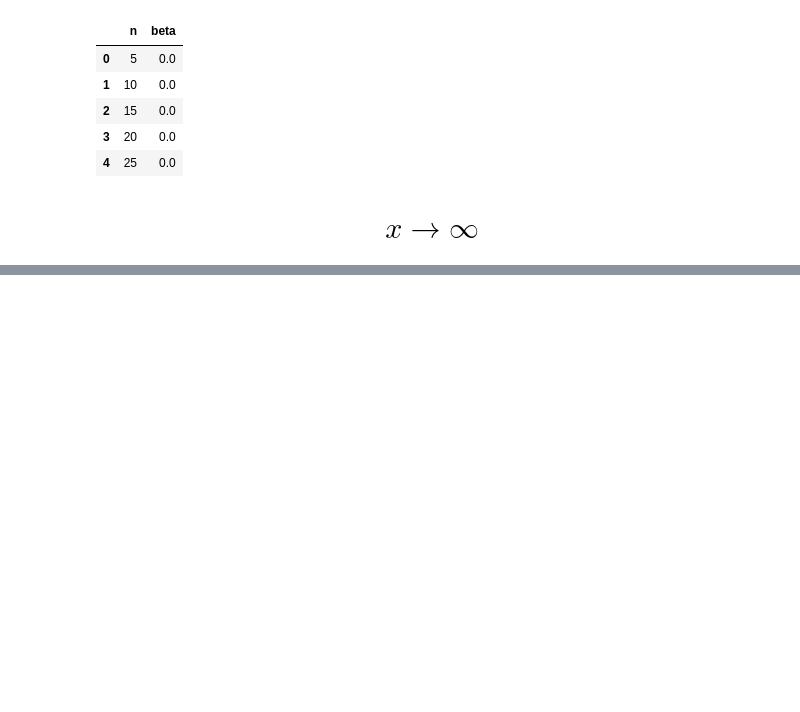
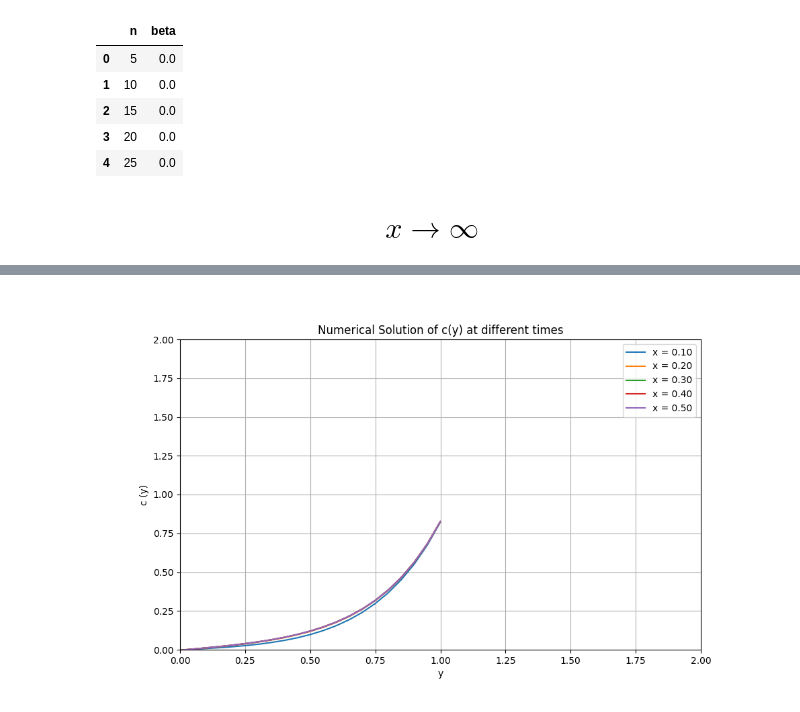
Before and after one commit to oThommy/lab-assignment-am2060, a Jupyter notebook: src/scratch.ipynb, the cells around one changed output, grey strips where cells are left out. Cells and saved outputs as stored; diff of their text form; code cells hidden in the pictures; blank space fills up the shorter version.

Commit message:
WIP appended 1

```diff
--- a/src/scratch.ipynb
+++ b/src/scratch.ipynb
@@ -188,0 +189,81 @@ plt.show()
+# %%
+##############################################################################
+import numpy as np
+import matplotlib.pyplot as plt
+##############################################################################
+
+
+# Constants
+dy  = 0.05 #default is 0.05
+tau = 0.02
+v   = 1
+beta = 4
+theta = 3/4
+
+n_lst = [5, 10, 15, 20, 25]
+solutions = []
+alphas = []
+
+
+y = np.array([0+i*dy for i in range(int(round(1/dy))+1)])
+n_y = len(y)
+
+
+
+# K
+K = np.zeros((n_y, n_y))
+np.fill_diagonal(K, 2)
+for i in range(n_y):
+    for j in range(n_y):
+        if abs(i-j) == 1:
+            K[i,j] = -1
+
+# Neumann boundary condition at y=0
+#K[0, 0] = 1
+K[0, 1] = 2
+
+K = v**(-1) *(-(n_y)**2 * K)
+
+# M
+M = np.eye(n_y)
+#M[0,0] = 1/2
+M = ((-beta**2)/v) *M
+
+
+# Dirichlet at y=1
+r = np.zeros(n_y)
+r[-1] = ((n_y)**2)/v
+
+# A
+A = K + M
+
+def theta_method(c, A = A, r = r, tau = tau, theta = theta):
+    I = np.eye(n_y)
+    c_next = np.linalg.solve((I- tau * theta *A), c + tau* ( (1 - theta)*(A@c+r) + theta * r))
+    return c_next
+
+
+for n in n_lst:
+    c = np.zeros(n_y)
+    for _ in range(n):
+        c = theta_method(c, A, r, tau, theta)
+    solutions.append(c.copy())
+    alpha = (3*c[-1] - 4*c[-2] + c[-3]) / (2*dy)  # Second-order backward difference
+    alphas.append(alpha)
+
+# Plotting
+plt.figure(figsize=(10, 6))
+for i, solution in enumerate(solutions):
+    plt.plot(y, solution, label=f'x = {n_lst[i] * tau:.2f}')
+plt.xlabel('y')
+plt.ylabel('c (y)')
+plt.title('Numerical Solution of c(y) at different times')
+plt.legend()
+plt.grid(True)
+
+plt.xlim(0, 2)
+plt.ylim(0, max([max(sol) for sol in solutions] + [1])+1)
+
+plt.show()
+# %% [output]
+[figure, added]
```
Also changed, not shown: parts of 3 cells of this notebook, 3 other files.
